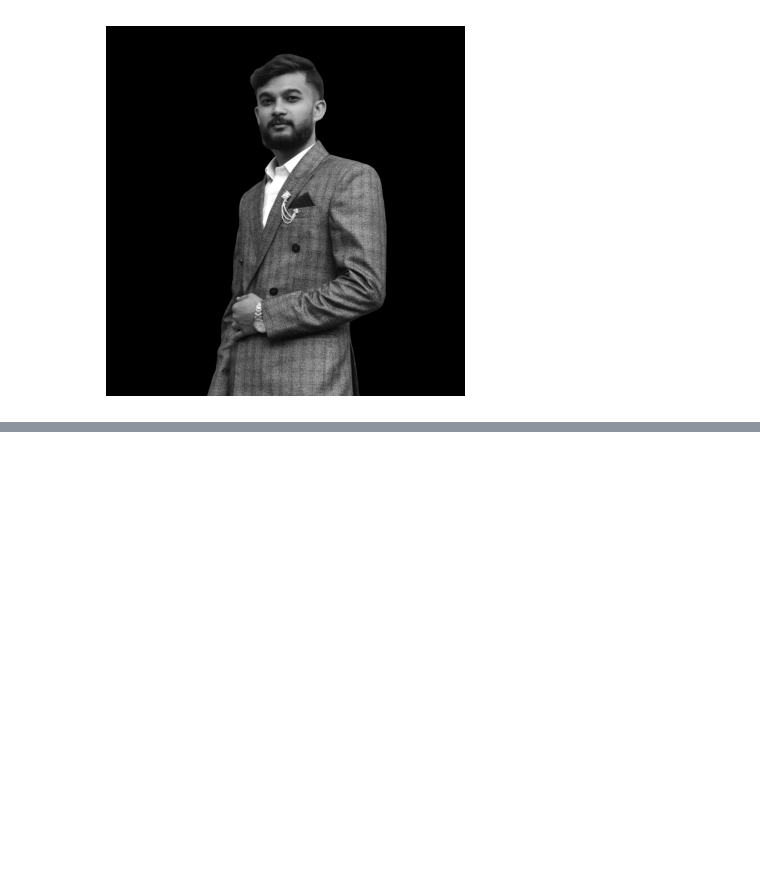
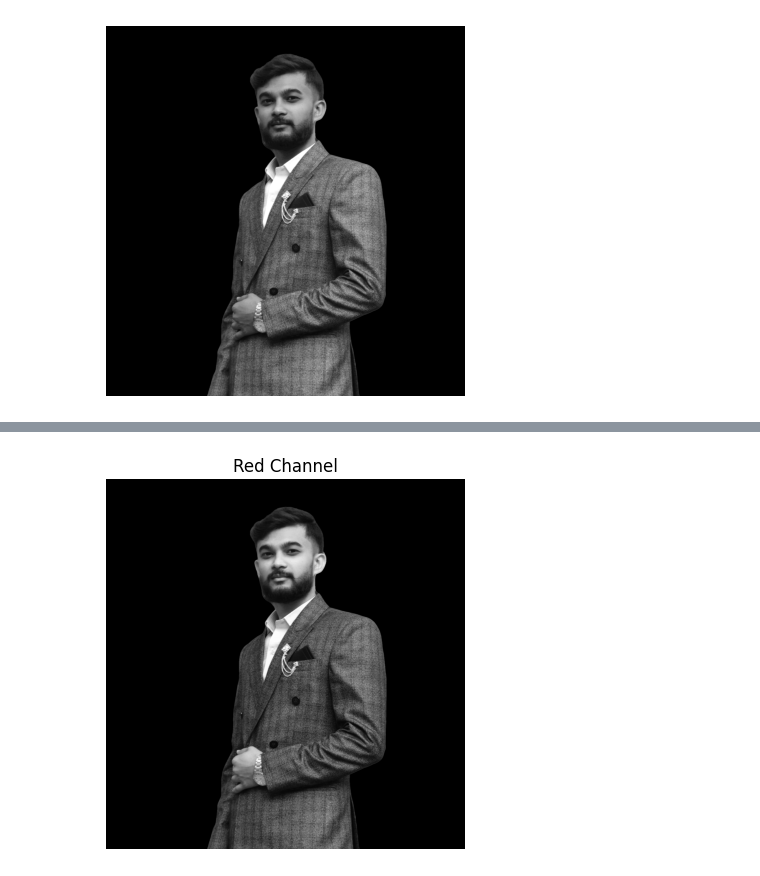
Before and after one commit to RajnishAdhikari/Projects, a Jupyter notebook: E-KYC Using Computer Vision/01_opencv_operations.ipynb, the cells around one changed output, grey strips where cells are left out. Saved outputs shown, nothing was run; the diff lists cells and outputs as text; code cells hidden in the pictures; blank space fills up the shorter version.

```diff
--- a/E-KYC Using Computer Vision/01_opencv_operations.ipynb
+++ b/E-KYC Using Computer Vision/01_opencv_operations.ipynb
@@ -66,0 +111,8 @@ plt.show()
+# %%
+# Display the red channel using matplotlib
+plt.imshow(red, cmap='gray')
+plt.title("Red Channel")
+plt.axis('off')
+plt.show()
+# %% [output]
+[figure, added]
```
Also changed, not shown: parts of 9 cells of this notebook.
